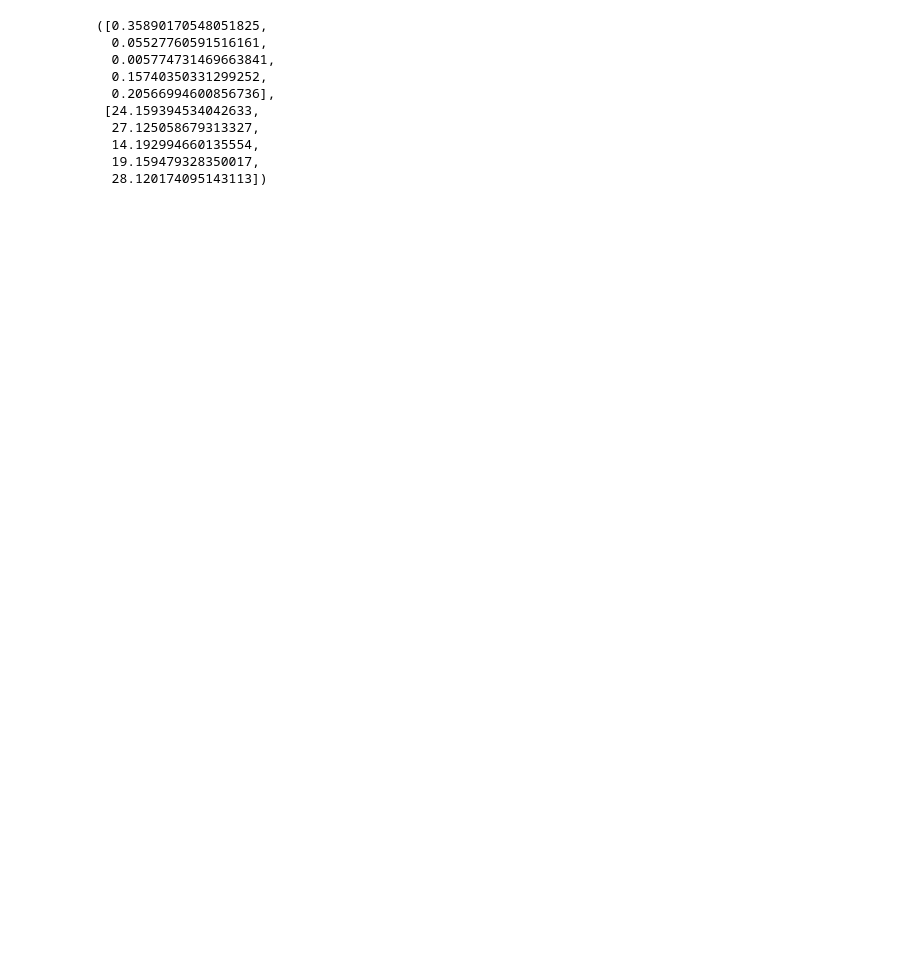
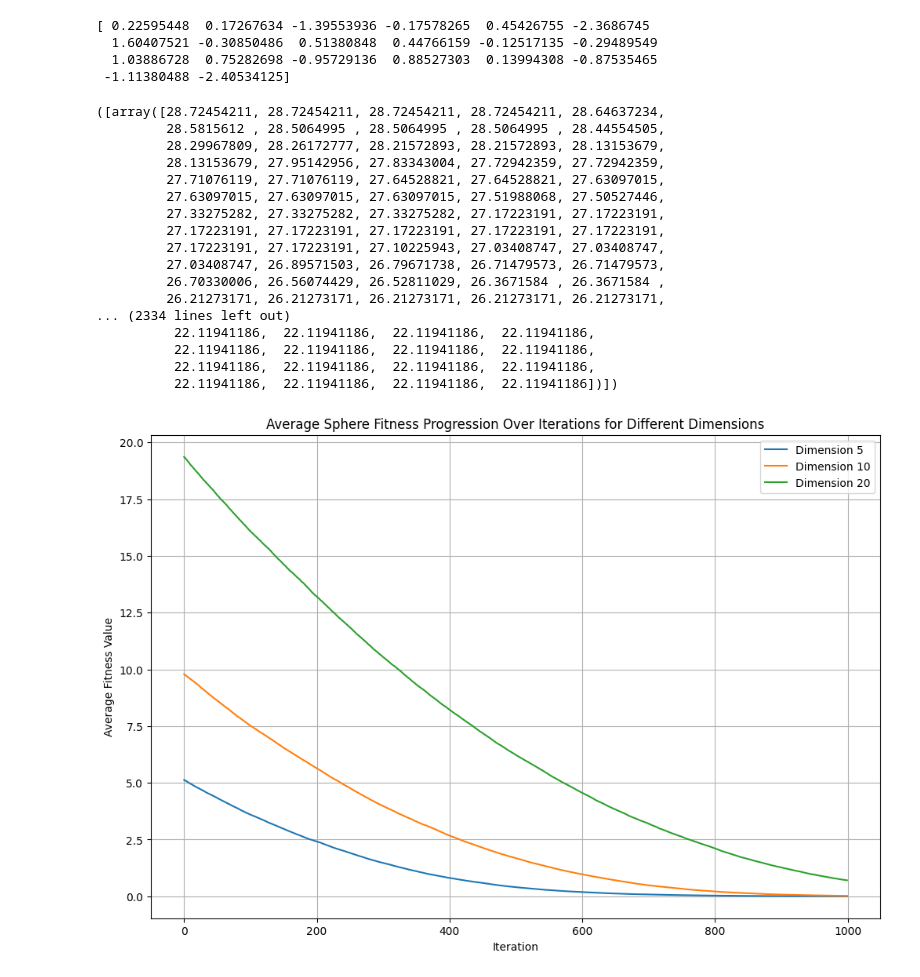
Before and after one commit to kenoc1/evolution-strategies, a Jupyter notebook: notebooks/E1.ipynb, the cells around one changed output. Drawn from its saved outputs; the diff is of its cells as text; code cells hidden in the pictures; blank space fills up the shorter version.

```diff
--- a/notebooks/E1.ipynb
+++ b/notebooks/E1.ipynb
@@ -3,6 +6,14 @@
 # %%
 import numpy as np
 import matplotlib.pyplot as plt
+# %%
+x = np.random.randn(20)
+print(x)
+# %% [output]
+[ 0.22595448  0.17267634 -1.39553936 -0.17578265  0.45426755 -2.3686745
+  1.60407521 -0.30850486  0.51380848  0.44766159 -0.12517135 -0.29489549
+  1.03886728  0.75282698 -0.95729136  0.88527303  0.13994308 -0.87535465
+ -1.11380488 -2.40534125]
 # %%
 # Step 1: Implement the (1+1)-ES Algorithm
 def one_plus_one_es(dim, objective_function, sigma=0.01, iterations=1000):
@@ -11,6 +22,7 @@ def one_plus_one_es(dim, objective_function, sigma=0.01, iterations=1000):
     # Track the best solution and its objective value
     best_x = x
     best_obj = objective_function(x)
+    log = np.zeros(iterations)  # Log of best objective value at each iteration
 
     for _ in range(iterations):
         # Mutate the solution
@@ -23,8 +35,8 @@ def one_plus_one_es(dim, objective_function, sigma=0.01, iterations=1000):
             x = x_mutated
             best_x = x_mutated
             best_obj = obj_mutated
-
-    return best_x, best_obj
+        log[_] = best_obj
+    return best_x, best_obj, log
 # %%
 # Step 2: Define Benchmark Functions
 def sphere_function(x):
@@ -36,31 +48,64 @@ def rastrigin_function(x):
 # Experiment Parameters
 dimensions = [5, 10, 20]
 repetitions = 100
+iterations = 1000
+sigma = 0.01
 results = {}
+fitness_logs = {}
 
 # Step 3: Experiment Setup
 for dim in dimensions:
     results[dim] = {'Sphere': [], 'Rastrigin': []}
+    fitness_logs[dim] = {'Sphere': [], 'Rastrigin': []}
     for _ in range(repetitions):
         # Sphere Function
-        _, obj_sphere = one_plus_one_es(dim, sphere_function)
+        _, obj_sphere, log_sphere = one_plus_one_es(dim, sphere_function, sigma, iterations)
         results[dim]['Sphere'].append(obj_sphere)
+        fitness_logs[dim]['Sphere'].append(log_sphere)
 
         # Rastrigin Function
-        _, obj_rastrigin = one_plus_one_es(dim, rastrigin_function)
+        _, obj_rastrigin, log_rastrigin = one_plus_one_es(dim, rastrigin_function, sigma, iterations)
         results[dim]['Rastrigin'].append(obj_rastrigin)
+        fitness_logs[dim]['Rastrigin'].append(log_rastrigin)
 
 # Display initial results
 results[dim]['Sphere'][:5], results[dim]['Rastrigin'][:5]
+fitness_logs[dim]['Sphere'][:5], fitness_logs[dim]['Rastrigin'][:5]
 # %% [output]
-([0.35890170548051825,
-  0.05527760591516161,
-  0.005774731469663841,
-  0.15740350331299252,
-  0.20566994600856736],
- [24.159394534042633,
-  27.125058679313327,
-  14.192994660135554,
-  19.159479328350017,
-  28.120174095143113])
+([array([28.72454211, 28.72454211, 28.72454211, 28.72454211, 28.64637234,
+         28.5815612 , 28.5064995 , 28.5064995 , 28.5064995 , 28.44554505,
+         28.29967809, 28.26172777, 28.21572893, 28.21572893, 28.13153679,
+         28.13153679, 27.95142956, 27.83343004, 27.72942359, 27.72942359,
+         27.71076119, 27.71076119, 27.64528821, 27.64528821, 27.63097015,
+         27.63097015, 27.63097015, 27.63097015, 27.51988068, 27.50527446,
+         27.33275282, 27.33275282, 27.33275282, 27.17223191, 27.17223191,
+         27.17223191, 27.17223191, 27.17223191, 27.17223191, 27.17223191,
+         27.17223191, 27.17223191, 27.10225943, 27.03408747, 27.03408747,
+         27.03408747, 26.89571503, 26.79671738, 26.71479573, 26.71479573,
+         26.70330006, 26.56074429, 26.52811029, 26.3671584 , 26.3671584 ,
+         26.21273171, 26.21273171, 26.21273171, 26.21273171, 26.21273171,
+... (2334 lines left out)
+          22.11941186,  22.11941186,  22.11941186,  22.11941186,
+          22.11941186,  22.11941186,  22.11941186,  22.11941186,
+          22.11941186,  22.11941186,  22.11941186,  22.11941186,
+          22.11941186,  22.11941186,  22.11941186,  22.11941186])])
+# %%
+def plot_average_fitness_progression(logs, dimensions, fittype='Sphere'):
+    plt.figure(figsize=(12, 8))
+
+    for dim in dimensions:
+        # Calculate the mean fitness progression for each dimension
+        mean_progression = np.mean(logs[dim][fittype], axis=0)
+        plt.plot(mean_progression, label=f'Dimension {dim}')
+
+    plt.xlabel('Iteration')
+    plt.ylabel('Average Fitness Value')
+    plt.title(f'Average {fittype} Fitness Progression Over Iterations for Different Dimensions')
+    plt.legend()
+    plt.grid(True)
+    plt.show()
+
+plot_average_fitness_progression(fitness_logs, dimensions)
+# %% [output]
+[figure, added]
 # %%
```
Also changed, not shown: parts of 2 cells of this notebook, 1 other file.
